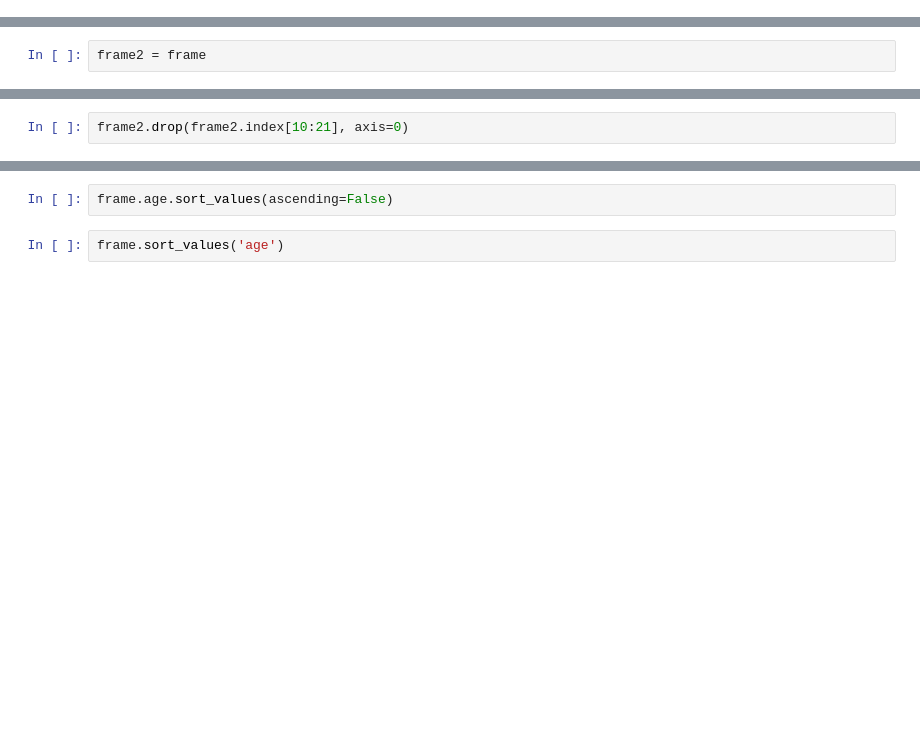
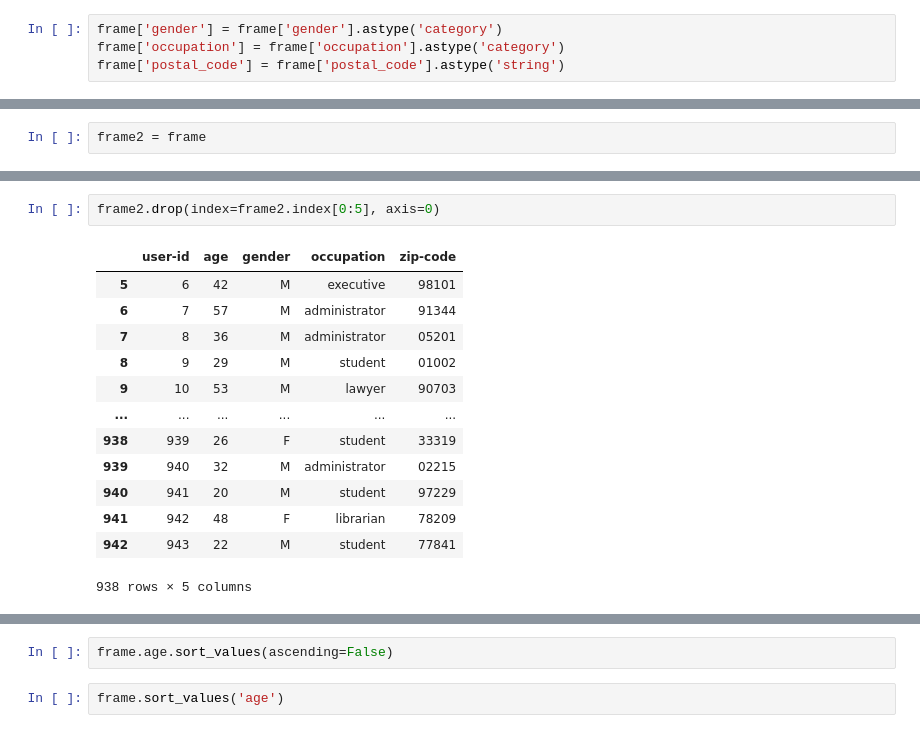
Before and after one commit to OveysSafarnejad/pd-training, a Jupyter notebook: src/pandas_series/dataschool_series.ipynb, the cells around one changed output, grey strips where cells are left out. Drawn from its saved outputs; the diff is of its cells as text; blank space fills up the shorter version.

```diff
--- a/src/pandas_series/dataschool_series.ipynb
+++ b/src/pandas_series/dataschool_series.ipynb
@@ -8 +67,5 @@ frame.describe()
+# %%
+frame['gender'] = frame['gender'].astype('category')
+frame['occupation'] = frame['occupation'].astype('category')
+frame['postal_code'] = frame['postal_code'].astype('string')
 # %%
@@ -27,4 +132,18 @@ frame2.drop(['zip-code'], axis=1)
 # %%
-frame2.drop(frame2.index[10:21], axis=0)
+frame2.drop(index=frame2.index[0:5], axis=0)
+# %% [output]
+|  | user-id | age | gender | occupation | zip-code |
+| 5 | 6 | 42 | M | executive | 98101 |
+| 6 | 7 | 57 | M | administrator | 91344 |
+| 7 | 8 | 36 | M | administrator | 05201 |
+| 8 | 9 | 29 | M | student | 01002 |
+| 9 | 10 | 53 | M | lawyer | 90703 |
+| ... | ... | ... | ... | ... | ... |
+| 938 | 939 | 26 | F | student | 33319 |
+| 939 | 940 | 32 | M | administrator | 02215 |
+| 940 | 941 | 20 | M | student | 97229 |
+| 941 | 942 | 48 | F | librarian | 78209 |
+| 942 | 943 | 22 | M | student | 77841 |
+938 rows × 5 columns
 # %%
 frame.head()
```
Also changed, not shown: parts of 58 cells of this notebook, 2 other files.
